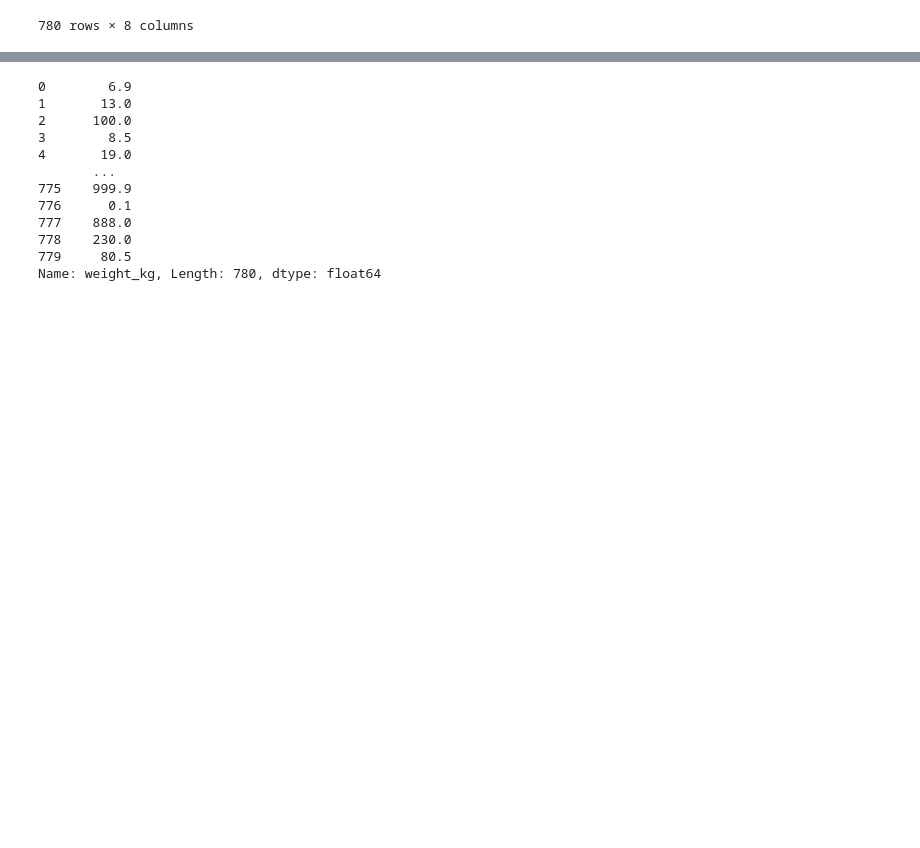
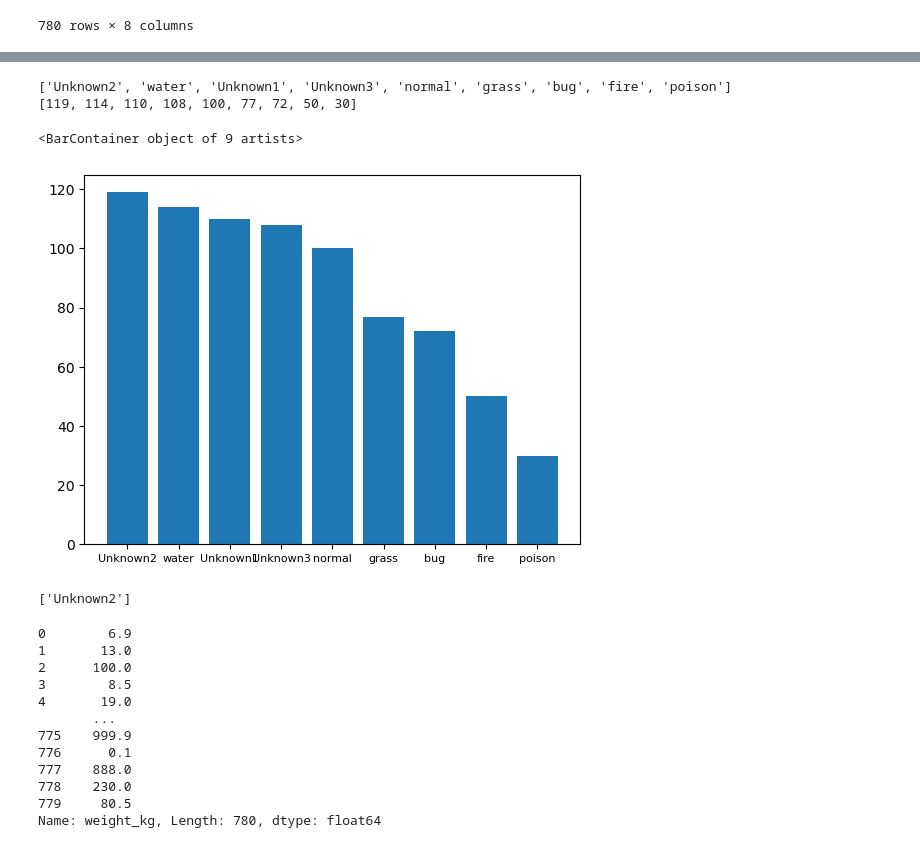
Before and after one commit to 99kenny/Pokemon-Generator, a Jupyter notebook: data_preprocessing.ipynb, the cells around one changed output, grey strips where cells are left out. Cells and saved outputs as stored; diff of their text form; code cells hidden in the pictures; blank space fills up the shorter version.

```diff
--- a/data_preprocessing.ipynb
+++ b/data_preprocessing.ipynb
@@ -31,3 +41,26 @@ plt.hist(df['type1'])
+# %%
+
+df['type1'] = df['type1'].apply(rename)
+names = []
+counts = []
+for key in df['type1'].value_counts().keys():
+    names.append(key)
+    counts.append(df['type1'].value_counts()[key])
+    pass
+print(names)
+print(counts)
+index = np.arange(len(counts))
+plt.xticks(index, names, fontsize=7)
+plt.bar(index, counts)
+# %% [output]
+['Unknown2', 'water', 'Unknown1', 'Unknown3', 'normal', 'grass', 'bug', 'fire', 'poison']
+[119, 114, 110, 108, 100, 77, 72, 50, 30]
+<BarContainer object of 9 artists>
+[figure, added]
+# %%
+['Unknown2']
+# %% [output]
+['Unknown2']
 # %%
 df['weight_kg']
 # %% [output]
```
Also changed, not shown: parts of 16 cells of this notebook, 3 other files.
